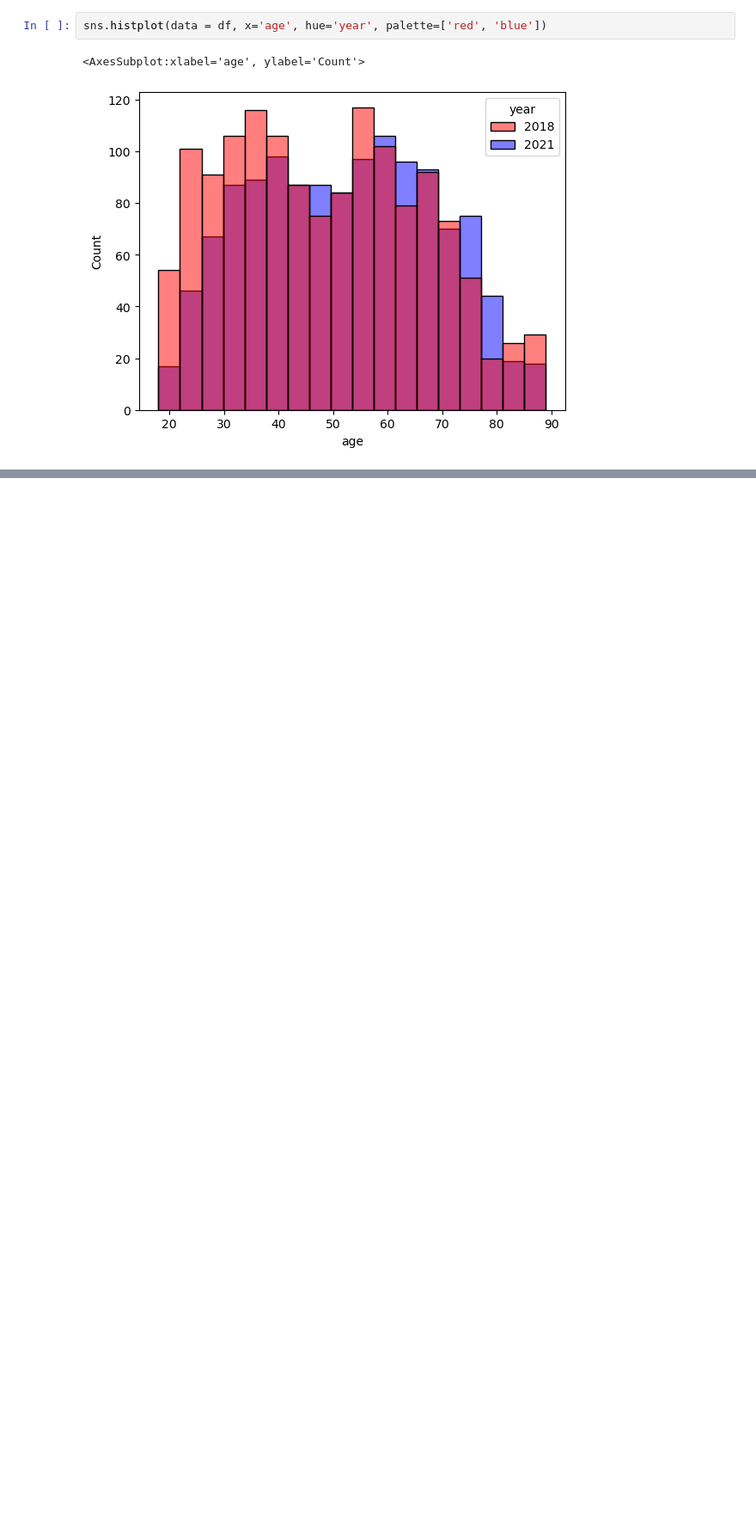
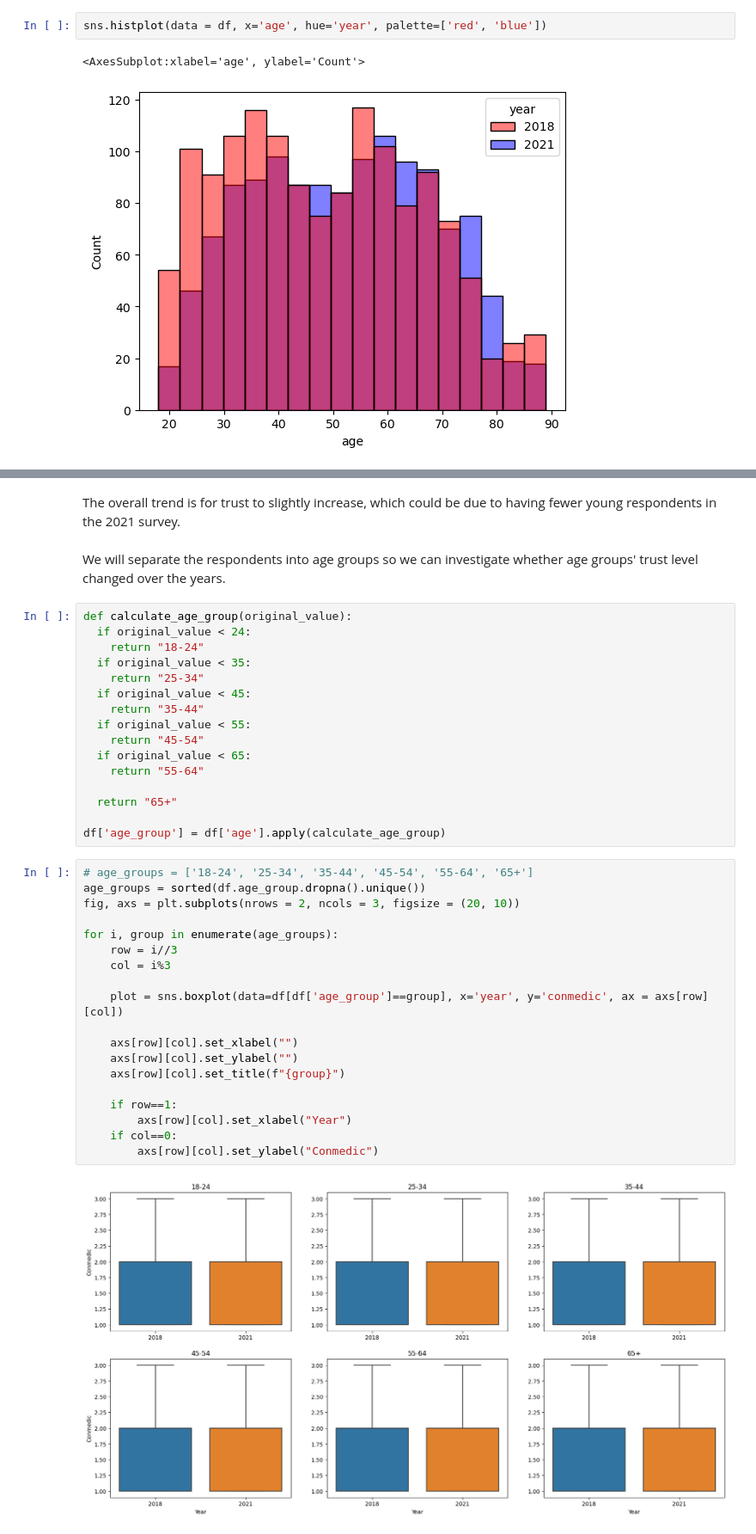
Before and after one commit to jacqueline-chao/project-1, a Jupyter notebook: src/data_viz.ipynb, the cells around one changed output, grey strips where cells are left out. Shown at 86% size. Drawn from its saved outputs; the diff is of its cells as text; blank space fills up the shorter version.

```diff
--- a/src/data_viz.ipynb
+++ b/src/data_viz.ipynb
@@ -262,0 +322,41 @@ sns.histplot(data = df, x='age', hue='year', palette=['red', 'blue'])
+# %% [markdown]
+The overall trend is for trust to slightly increase, which could be due to having fewer young respondents in the 2021 survey.
+# %% [markdown]
+We will separate the respondents into age groups so we can investigate whether age groups' trust level changed over the years.
+# %%
+def calculate_age_group(original_value):
+  if original_value < 24:
+    return "18-24"
+  if original_value < 35:
+    return "25-34"
+  if original_value < 45:
+    return "35-44"
+  if original_value < 55:
+    return "45-54"
+  if original_value < 65:
+    return "55-64"
+
+  return "65+"
+
+df['age_group'] = df['age'].apply(calculate_age_group)
+# %%
+# age_groups = ['18-24', '25-34', '35-44', '45-54', '55-64', '65+']
+age_groups = sorted(df.age_group.dropna().unique())
+fig, axs = plt.subplots(nrows = 2, ncols = 3, figsize = (20, 10))
+
+for i, group in enumerate(age_groups):
+    row = i//3
+    col = i%3
+
+    plot = sns.boxplot(data=df[df['age_group']==group], x='year', y='conmedic', ax = axs[row][col])
+
+    axs[row][col].set_xlabel("")
+    axs[row][col].set_ylabel("")
+    axs[row][col].set_title(f"{group}")
+
+    if row==1:
+        axs[row][col].set_xlabel("Year")
+    if col==0:
+        axs[row][col].set_ylabel("Conmedic")
+# %% [output]
+[figure, added]
```
Also changed, not shown: parts of 24 cells of this notebook.
